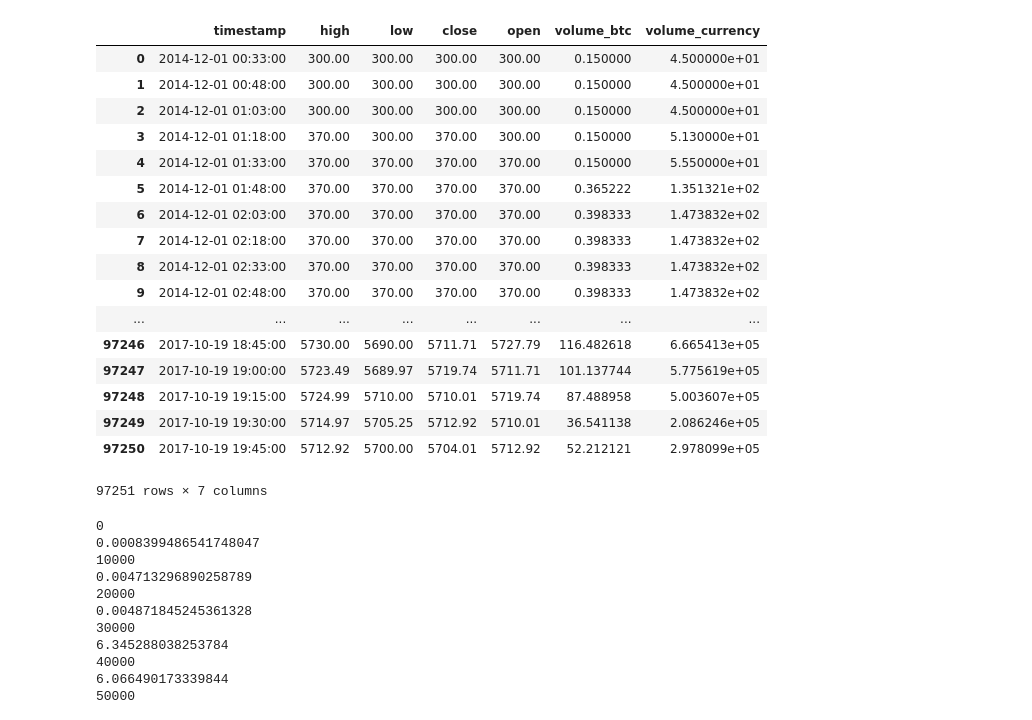
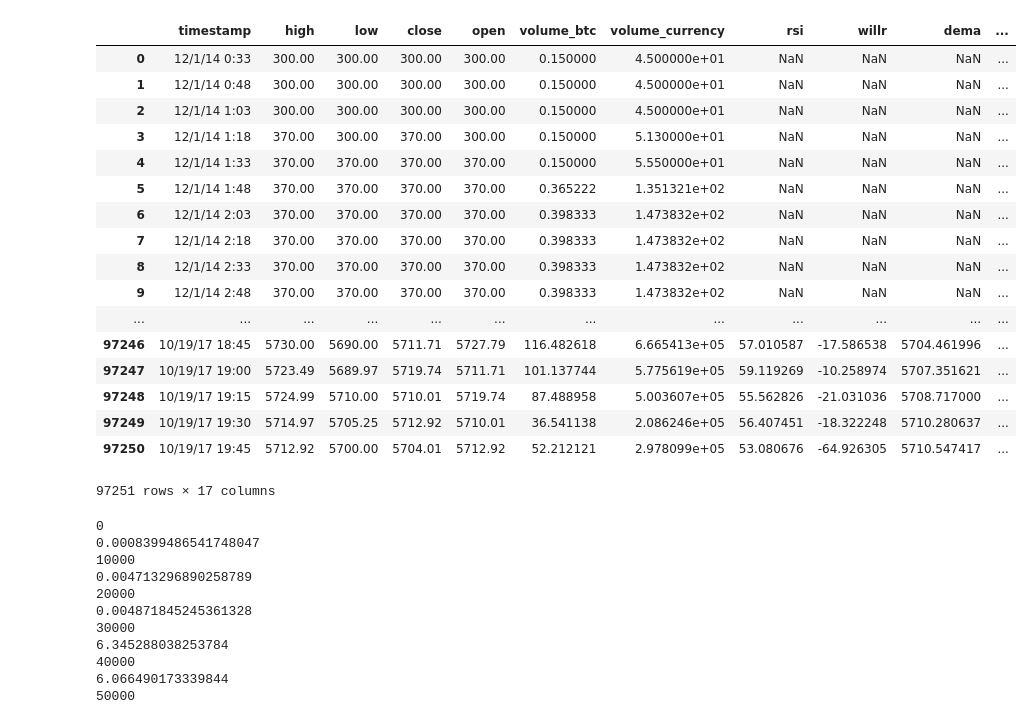
Before and after one commit to kushagrasharma/crypto_trader, a Jupyter notebook: Trader.ipynb, the cells around one changed output. Cells and saved outputs as stored; diff of their text form; code cells hidden in the pictures.

```diff
--- a/Trader.ipynb
+++ b/Trader.ipynb
@@ -8,25 +8,25 @@ from talib.abstract import *
 def dateparse (time_in_secs):
     return datetime.datetime.fromtimestamp(float(time_in_secs))
 # %%
-df = pd.read_csv('15min_data.csv', parse_dates=True)
+df = pd.read_csv('15min_fulldata.csv', parse_dates=True)
 df.drop(labels="Unnamed: 0", axis=1, inplace=True)
 df
 # %% [output]
-|  | timestamp | high | low | close | open | volume_btc | volume_currency |
-| 0 | 2014-12-01 00:33:00 | 300.00 | 300.00 | 300.00 | 300.00 | 0.150000 | 4.500000e+01 |
-| 1 | 2014-12-01 00:48:00 | 300.00 | 300.00 | 300.00 | 300.00 | 0.150000 | 4.500000e+01 |
-| 2 | 2014-12-01 01:03:00 | 300.00 | 300.00 | 300.00 | 300.00 | 0.150000 | 4.500000e+01 |
-| 3 | 2014-12-01 01:18:00 | 370.00 | 300.00 | 370.00 | 300.00 | 0.150000 | 5.130000e+01 |
-| 4 | 2014-12-01 01:33:00 | 370.00 | 370.00 | 370.00 | 370.00 | 0.150000 | 5.550000e+01 |
-| 5 | 2014-12-01 01:48:00 | 370.00 | 370.00 | 370.00 | 370.00 | 0.365222 | 1.351321e+02 |
-| 6 | 2014-12-01 02:03:00 | 370.00 | 370.00 | 370.00 | 370.00 | 0.398333 | 1.473832e+02 |
-| 7 | 2014-12-01 02:18:00 | 370.00 | 370.00 | 370.00 | 370.00 | 0.398333 | 1.473832e+02 |
-| 8 | 2014-12-01 02:33:00 | 370.00 | 370.00 | 370.00 | 370.00 | 0.398333 | 1.473832e+02 |
-| 9 | 2014-12-01 02:48:00 | 370.00 | 370.00 | 370.00 | 370.00 | 0.398333 | 1.473832e+02 |
-| ... | ... | ... | ... | ... | ... | ... | ... |
-| 97246 | 2017-10-19 18:45:00 | 5730.00 | 5690.00 | 5711.71 | 5727.79 | 116.482618 | 6.665413e+05 |
-| 97247 | 2017-10-19 19:00:00 | 5723.49 | 5689.97 | 5719.74 | 5711.71 | 101.137744 | 5.775619e+05 |
-| 97248 | 2017-10-19 19:15:00 | 5724.99 | 5710.00 | 5710.01 | 5719.74 | 87.488958 | 5.003607e+05 |
-| 97249 | 2017-10-19 19:30:00 | 5714.97 | 5705.25 | 5712.92 | 5710.01 | 36.541138 | 2.086246e+05 |
-| 97250 | 2017-10-19 19:45:00 | 5712.92 | 5700.00 | 5704.01 | 5712.92 | 52.212121 | 2.978099e+05 |
+|  | timestamp | high | low | close | open | volume_btc | volume_currency | rsi | willr | dema | ... |
+| 0 | 12/1/14 0:33 | 300.00 | 300.00 | 300.00 | 300.00 | 0.150000 | 4.500000e+01 | NaN | NaN | NaN | ... |
+| 1 | 12/1/14 0:48 | 300.00 | 300.00 | 300.00 | 300.00 | 0.150000 | 4.500000e+01 | NaN | NaN | NaN | ... |
+| 2 | 12/1/14 1:03 | 300.00 | 300.00 | 300.00 | 300.00 | 0.150000 | 4.500000e+01 | NaN | NaN | NaN | ... |
+| 3 | 12/1/14 1:18 | 370.00 | 300.00 | 370.00 | 300.00 | 0.150000 | 5.130000e+01 | NaN | NaN | NaN | ... |
+| 4 | 12/1/14 1:33 | 370.00 | 370.00 | 370.00 | 370.00 | 0.150000 | 5.550000e+01 | NaN | NaN | NaN | ... |
+| 5 | 12/1/14 1:48 | 370.00 | 370.00 | 370.00 | 370.00 | 0.365222 | 1.351321e+02 | NaN | NaN | NaN | ... |
+| 6 | 12/1/14 2:03 | 370.00 | 370.00 | 370.00 | 370.00 | 0.398333 | 1.473832e+02 | NaN | NaN | NaN | ... |
+| 7 | 12/1/14 2:18 | 370.00 | 370.00 | 370.00 | 370.00 | 0.398333 | 1.473832e+02 | NaN | NaN | NaN | ... |
+| 8 | 12/1/14 2:33 | 370.00 | 370.00 | 370.00 | 370.00 | 0.398333 | 1.473832e+02 | NaN | NaN | NaN | ... |
+| 9 | 12/1/14 2:48 | 370.00 | 370.00 | 370.00 | 370.00 | 0.398333 | 1.473832e+02 | NaN | NaN | NaN | ... |
+| ... | ... | ... | ... | ... | ... | ... | ... | ... | ... | ... | ... |
+| 97246 | 10/19/17 18:45 | 5730.00 | 5690.00 | 5711.71 | 5727.79 | 116.482618 | 6.665413e+05 | 57.010587 | -17.586538 | 5704.461996 | ... |
+| 97247 | 10/19/17 19:00 | 5723.49 | 5689.97 | 5719.74 | 5711.71 | 101.137744 | 5.775619e+05 | 59.119269 | -10.258974 | 5707.351621 | ... |
+| 97248 | 10/19/17 19:15 | 5724.99 | 5710.00 | 5710.01 | 5719.74 | 87.488958 | 5.003607e+05 | 55.562826 | -21.031036 | 5708.717000 | ... |
+| 97249 | 10/19/17 19:30 | 5714.97 | 5705.25 | 5712.92 | 5710.01 | 36.541138 | 2.086246e+05 | 56.407451 | -18.322248 | 5710.280637 | ... |
+| 97250 | 10/19/17 19:45 | 5712.92 | 5700.00 | 5704.01 | 5712.92 | 52.212121 | 2.978099e+05 | 53.080676 | -64.926305 | 5710.547417 | ... |
-97251 rows × 7 columns
+97251 rows × 17 columns
```
Also changed, not shown: parts of 2 cells of this notebook, 11 other files.
